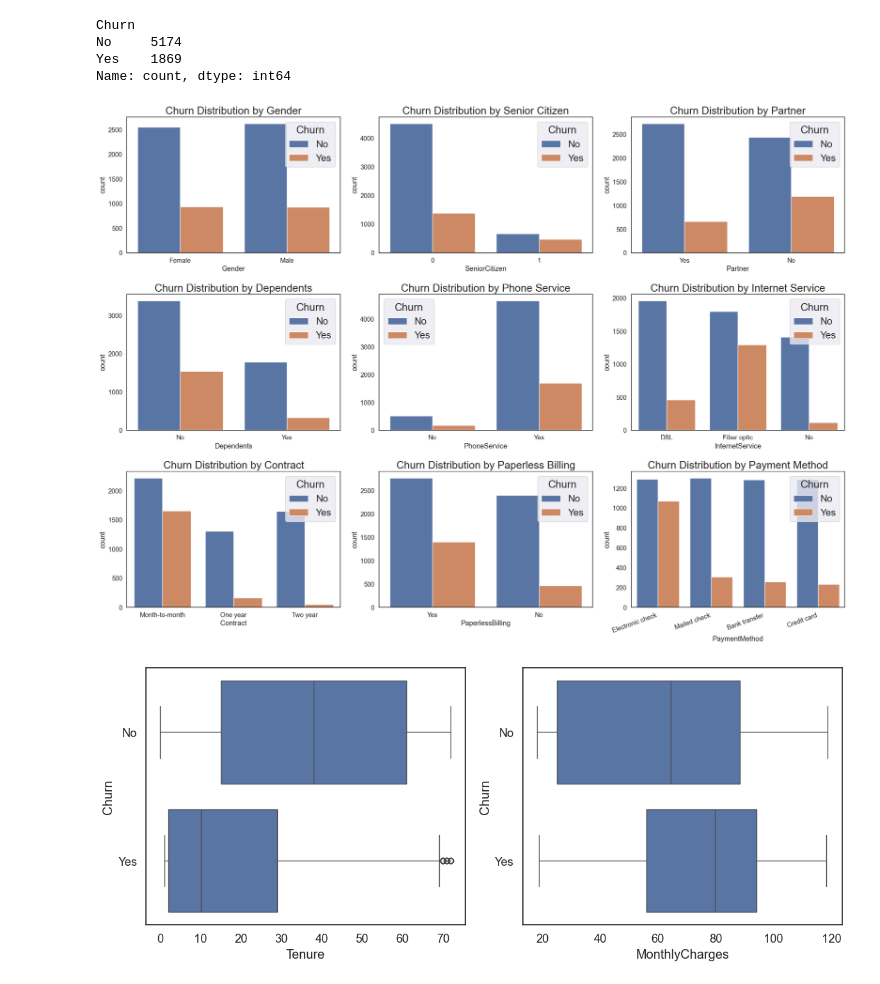
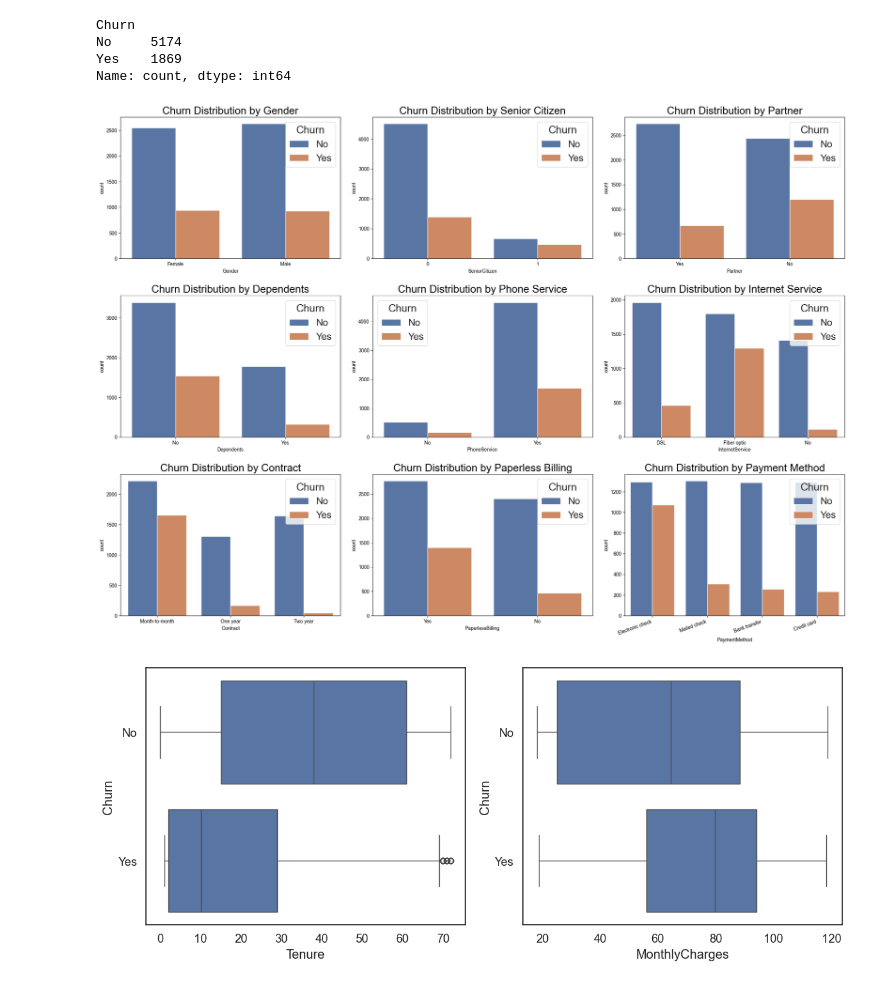
Before and after one commit to JeevikaH22/Customer_Churn_Prediction, a Jupyter notebook: notebooks/EDA.ipynb, the cells around one changed output. Drawn from its saved outputs; the diff is of its cells as text; code cells hidden in the pictures.

```diff
--- a/notebooks/EDA.ipynb
+++ b/notebooks/EDA.ipynb
@@ -47,33 +47,33 @@ Yes    1869
 Name: count, dtype: int64
 # %%
 fig, axes = plt.subplots(3,3, figsize=(22, 16))
-sns.set_theme(style="darkgrid",font_scale=1.8)
+sns.set_theme(style="whitegrid",font_scale=1.8)
 
 axes[0,0].set_title('Churn Distribution by Gender')
 sns.countplot(data=df, x='Gender', hue='Churn', ax=axes[0,0])
 axes[0,1].set_title('Churn Distribution by Senior Citizen')
 sns.countplot(data=df, x='SeniorCitizen', hue='Churn', ax=axes[0,1])
 axes[0,2].set_title('Churn Distribution by Partner')
 sns.countplot(data=df, x='Partner', hue='Churn', ax=axes[0,2])
 axes[1,0].set_title('Churn Distribution by Dependents')
 sns.countplot(data=df, x='Dependents', hue='Churn', ax=axes[1,0])
 axes[1,1].set_title('Churn Distribution by Phone Service')
 sns.countplot(data=df, x='PhoneService', hue='Churn', ax=axes[1,1])
 axes[1,2].set_title('Churn Distribution by Internet Service')
 sns.countplot(data=df, x='InternetService', hue='Churn', ax=axes[1,2])
 axes[2,0].set_title('Churn Distribution by Contract')
 sns.countplot(data=df, x='Contract', hue='Churn', ax=axes[2,0])
 axes[2,1].set_title('Churn Distribution by Paperless Billing')
 sns.countplot(data=df, x='PaperlessBilling', hue='Churn', ax=axes[2,1])
 axes[2,2].set_title('Churn Distribution by Payment Method')
 sns.countplot(data=df, x='PaymentMethod', hue='Churn', ax=axes[2,2])
 sns.move_legend(axes[2,0], "upper right")
 axes[2,2].set_xticklabels(axes[2,2].get_xticklabels(), rotation=20, ha='right')
 
 plt.tight_layout()
 plt.show()
 # %% [output]
-[figure, old version]
+[figure, new version]
 # %%
 fig, axes = plt.subplots(1,2, figsize=(12, 5))
 sns.set_theme(style="white",font_scale=1.2)
```
Also changed, not shown: parts of 11 cells of this notebook, 1 other file.
